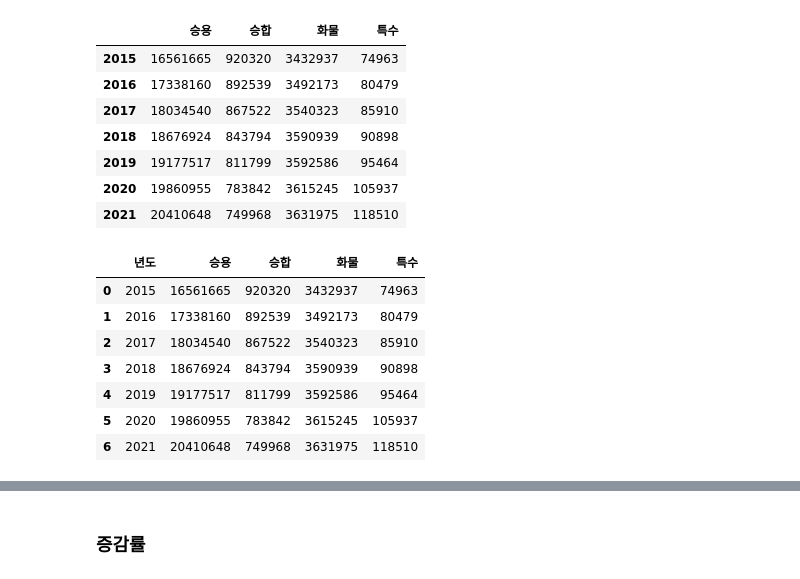
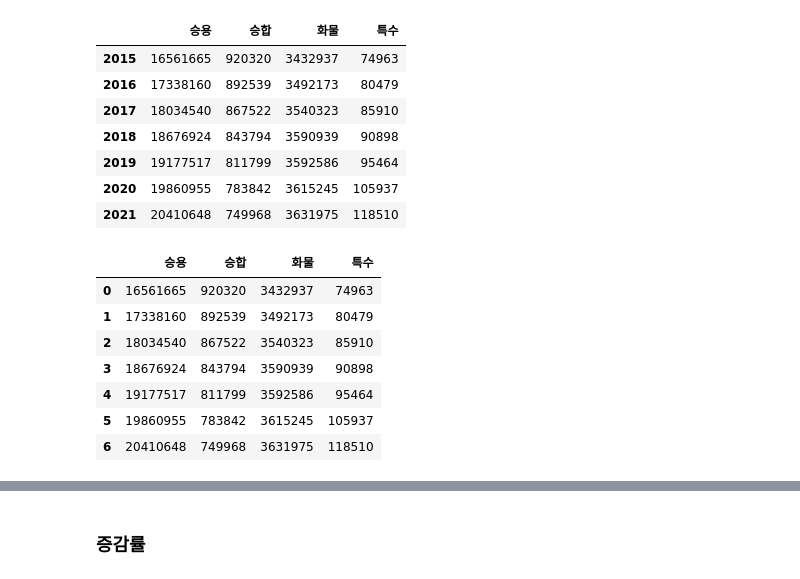
Before and after one commit to JIDONGJU/StudyPython22, a Jupyter notebook: 220614~/11day~/5.자동차_등록대수_및_증감률.ipynb, the cells around one changed output, grey strips where cells are left out. Cells and saved outputs as stored; diff of their text form; code cells hidden in the pictures.

```diff
--- a/220614~/11day~/5.자동차_등록대수_및_증감률.ipynb
+++ b/220614~/11day~/5.자동차_등록대수_및_증감률.ipynb
@@ -42,13 +42,14 @@ car_total
 # %%
 car_total = car_total.reset_index()
 car_total.columns = ['년도','승용','승합','화물','특수']
+car_total = car_total.drop('년도', axis=1)
 car_total
 # %% [output]
-|  | 년도 | 승용 | 승합 | 화물 | 특수 |
-| 0 | 2015 | 16561665 | 920320 | 3432937 | 74963 |
-| 1 | 2016 | 17338160 | 892539 | 3492173 | 80479 |
-| 2 | 2017 | 18034540 | 867522 | 3540323 | 85910 |
-| 3 | 2018 | 18676924 | 843794 | 3590939 | 90898 |
-| 4 | 2019 | 19177517 | 811799 | 3592586 | 95464 |
-| 5 | 2020 | 19860955 | 783842 | 3615245 | 105937 |
-| 6 | 2021 | 20410648 | 749968 | 3631975 | 118510 |
+|  | 승용 | 승합 | 화물 | 특수 |
+| 0 | 16561665 | 920320 | 3432937 | 74963 |
+| 1 | 17338160 | 892539 | 3492173 | 80479 |
+| 2 | 18034540 | 867522 | 3540323 | 85910 |
+| 3 | 18676924 | 843794 | 3590939 | 90898 |
+| 4 | 19177517 | 811799 | 3592586 | 95464 |
+| 5 | 19860955 | 783842 | 3615245 | 105937 |
+| 6 | 20410648 | 749968 | 3631975 | 118510 |
```
Also changed, not shown: parts of 10 cells of this notebook, 1 other file.
